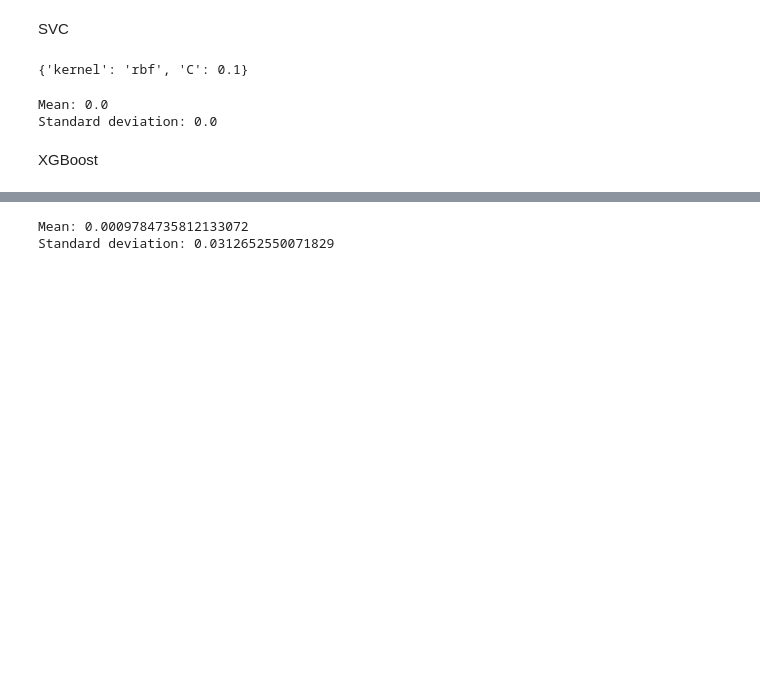
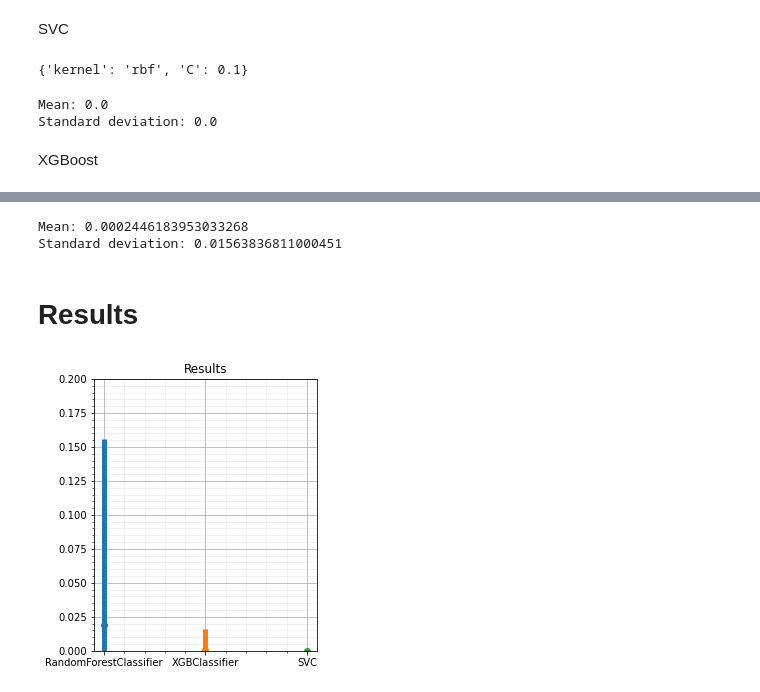
Before and after one commit to cdevalero/ML_proyect, a Jupyter notebook: Notebook/who_notebook.ipynb, the cells around one changed output, grey strips where cells are left out. Saved outputs shown, nothing was run; the diff lists cells and outputs as text; code cells hidden in the pictures; blank space fills up the shorter version.

Commit message:
add Results section who

```diff
--- a/Notebook/who_notebook.ipynb
+++ b/Notebook/who_notebook.ipynb
@@ -224,6 +224,7 @@ plt.show()
 def display_scores(scores):
     print("Mean:", scores.mean())
     print("Standard deviation:", scores.std())
+    return scores.mean(), scores.std()
 # %%
 display_scores(y_scores)
 # %% [output]
@@ -312,6 +316,6 @@ search_rfc.best_params_
 rfc_v2 = RandomForestClassifier(n_jobs=-1, random_state=0, n_estimators=550, max_depth=23)
 rfc_v2.fit(X_train, y_train)
 y_predicted_rfc_v2 = rfc_v2.predict(X_test)
-y_scores_v2 = cross_val_predict(rfc_v2, X_train, y_train, cv=5)
-display_scores(y_scores_v2)
+y_scores_v2_rfc = cross_val_predict(rfc_v2, X_train, y_train, cv=5)
+rfc_mean, rfc_std = display_scores(y_scores_v2_rfc)
 # %% [output]
@@ -334,8 +338,8 @@ search_svc.best_params_
 svc_v2 = SVC(random_state=0, kernel='rbf', C=0.1)
 svc_v2.fit(X_train_scaler, y_train)
 y_predicted_svc_v2 = svc_v2.predict(X_test_scaler)
-y_scores_v2 = cross_val_predict(svc_v2, X_train_scaler, y_train, cv=5)
-display_scores(y_scores_v2)
+y_scores_v2_svc = cross_val_predict(svc_v2, X_train_scaler, y_train, cv=5)
+svc_mean, svc_std = display_scores(y_scores_v2_svc)
 # %% [output]
 Mean: 0.0
 Standard deviation: 0.0
@@ -363,9 +367,28 @@ Fitting 5 folds for each of 5 candidates, totalling 25 fits
 # %%
-xgb_v2 = XGBClassifier(min_child_weight=7, max_depth=4, learning_rate=0.25, gamma=0.4, colsample_bytree=0.3)
+xgb_v2 = XGBClassifier(min_child_weight=5, max_depth=3, learning_rate=0.15, gamma=0.2, colsample_bytree=0.4)
 xgb_v2.fit(X_train, y_train)
 y_predicted_xgb_v2 = xgb_v2.predict(X_test)
-y_scores_v2 = cross_val_predict(xgb_v2, X_train, y_train, cv=5)
-display_scores(y_scores_v2)
+y_scores_v2_xgb = cross_val_predict(xgb_v2, X_train, y_train, cv=5)
+xgb_mean, xgb_std = display_scores(y_scores_v2_xgb)
 # %% [output]
-Mean: 0.0009784735812133072
-Standard deviation: 0.0312652550071829
+Mean: 0.0002446183953033268
+Standard deviation: 0.01563836811000451
+# %% [markdown]
+# Results
+# %%
+models = ['RandomForestClassifier', 'XGBClassifier', 'SVC']
+mean = [rfc_mean, xgb_mean, svc_mean]
+std = [rfc_std, xgb_std, svc_std]
+
+plt.figure(figsize=(4,5))
+for i in range(3):
+    plt.errorbar(i, mean[i], xerr=0, yerr=std[i], fmt='o', linewidth=5)
+plt.xticks([0,1,2], models)
+plt.title('Results')
+plt.ylim(0, 0.2)
+plt.grid(b=True, which='major', linestyle='-')
+plt.minorticks_on()
+plt.grid(b=True, which='minor', alpha=0.2, linestyle='-')
+plt.show()
+# %% [output]
+[figure, added]
```
Also changed, not shown: parts of 9 cells of this notebook.
